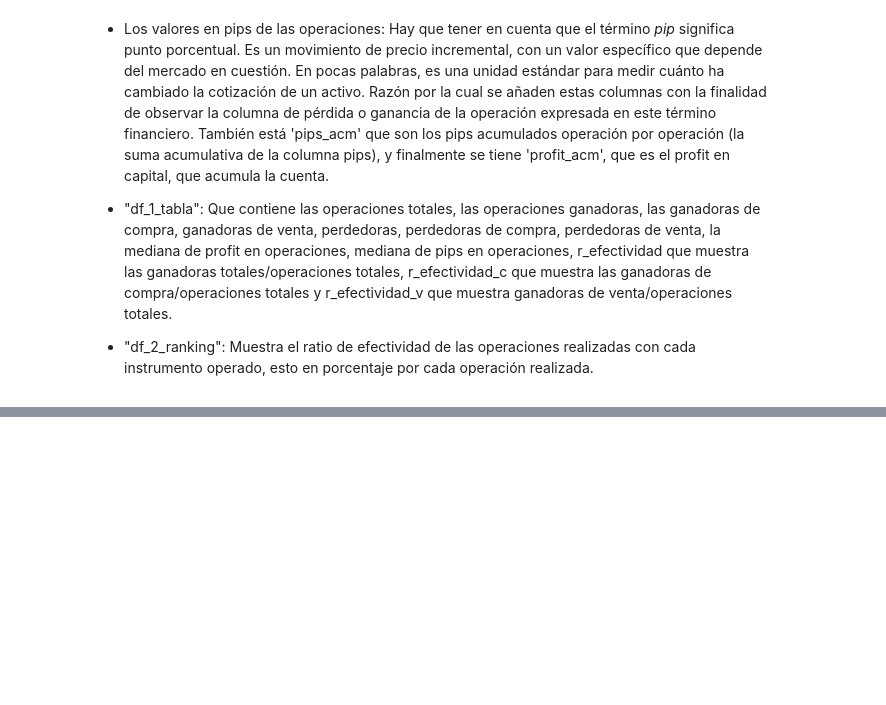
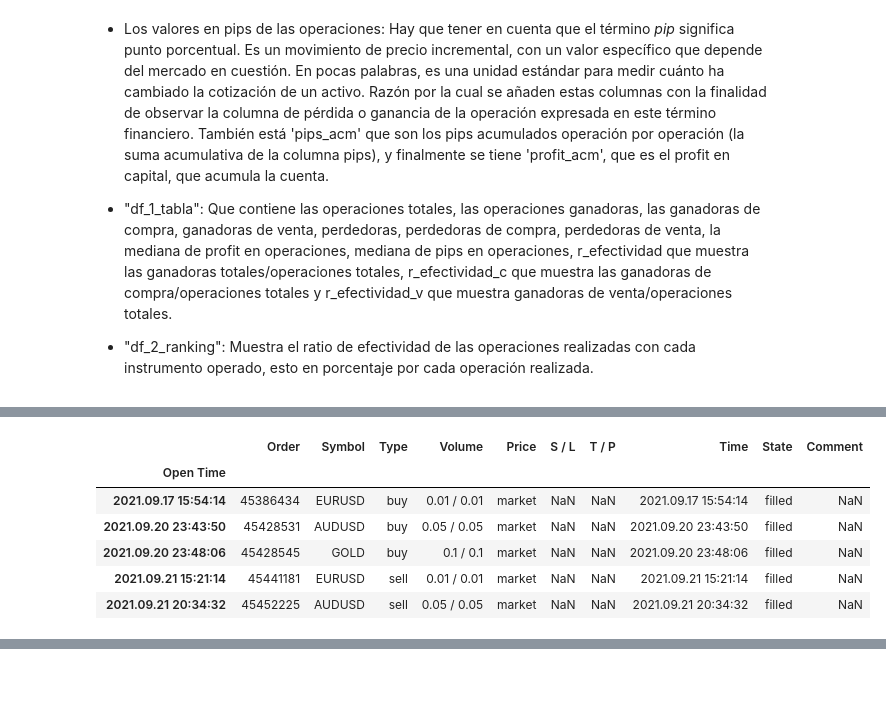
Before and after one commit to labv98/MyST_Lab3_LABV, a Jupyter notebook: notebook.ipynb, the cells around one changed output, grey strips where cells are left out. Saved outputs shown, nothing was run; the diff lists cells and outputs as text; code cells hidden in the pictures; blank space fills up the shorter version.

```diff
--- a/notebook.ipynb
+++ b/notebook.ipynb
@@ -96,0 +152,10 @@ Dentro de lo que se muestra más relevante, tenemos:
+# %%
+orders.head()
+# %% [output]
+|  | Order | Symbol | Type | Volume | Price | S / L | T / P | Time | State | Comment |
+| Open Time |  |  |  |  |  |  |  |  |  |  |
+| 2021.09.17 15:54:14 | 45386434 | EURUSD | buy | 0.01 / 0.01 | market | NaN | NaN | 2021.09.17 15:54:14 | filled | NaN |
+| 2021.09.20 23:43:50 | 45428531 | AUDUSD | buy | 0.05 / 0.05 | market | NaN | NaN | 2021.09.20 23:43:50 | filled | NaN |
+| 2021.09.20 23:48:06 | 45428545 | GOLD | buy | 0.1 / 0.1 | market | NaN | NaN | 2021.09.20 23:48:06 | filled | NaN |
+| 2021.09.21 15:21:14 | 45441181 | EURUSD | sell | 0.01 / 0.01 | market | NaN | NaN | 2021.09.21 15:21:14 | filled | NaN |
+| 2021.09.21 20:34:32 | 45452225 | AUDUSD | sell | 0.05 / 0.05 | market | NaN | NaN | 2021.09.21 20:34:32 | filled | NaN |
```
Also changed, not shown: parts of 39 cells of this notebook, 2 other files.
